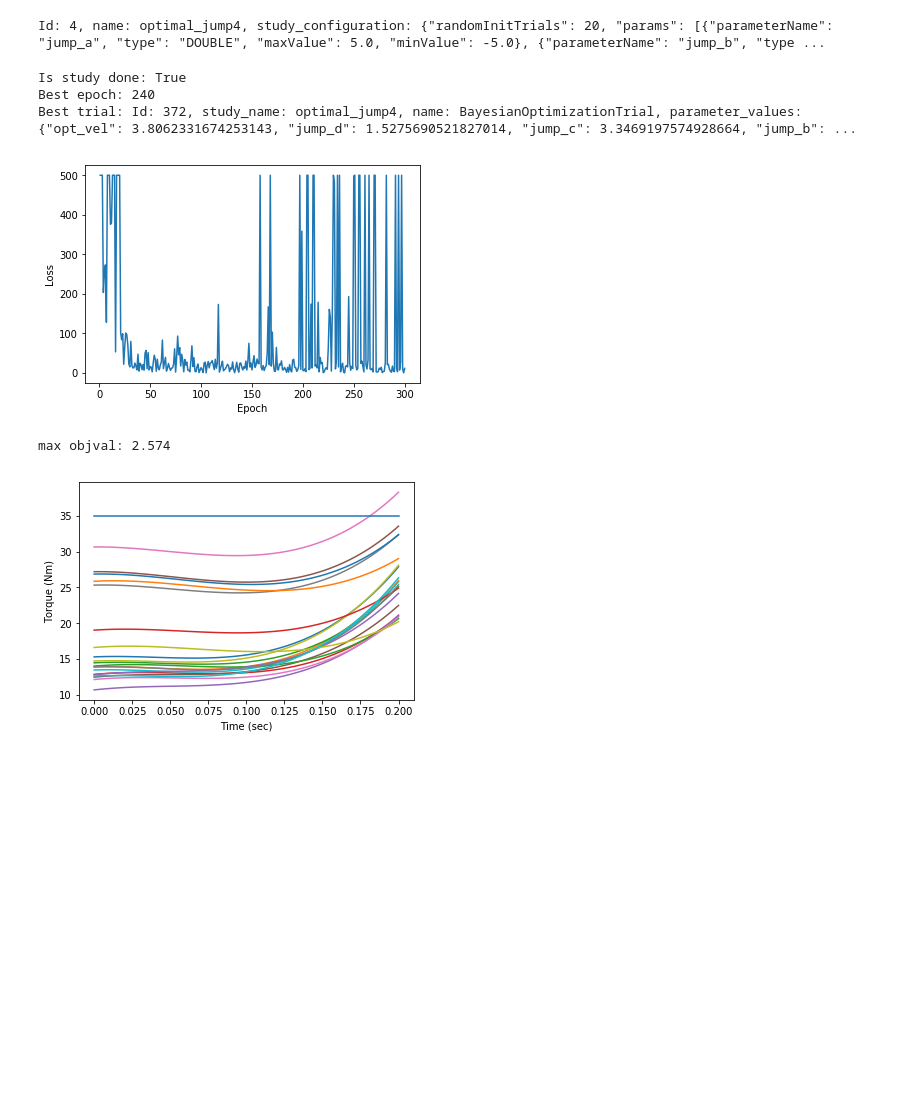
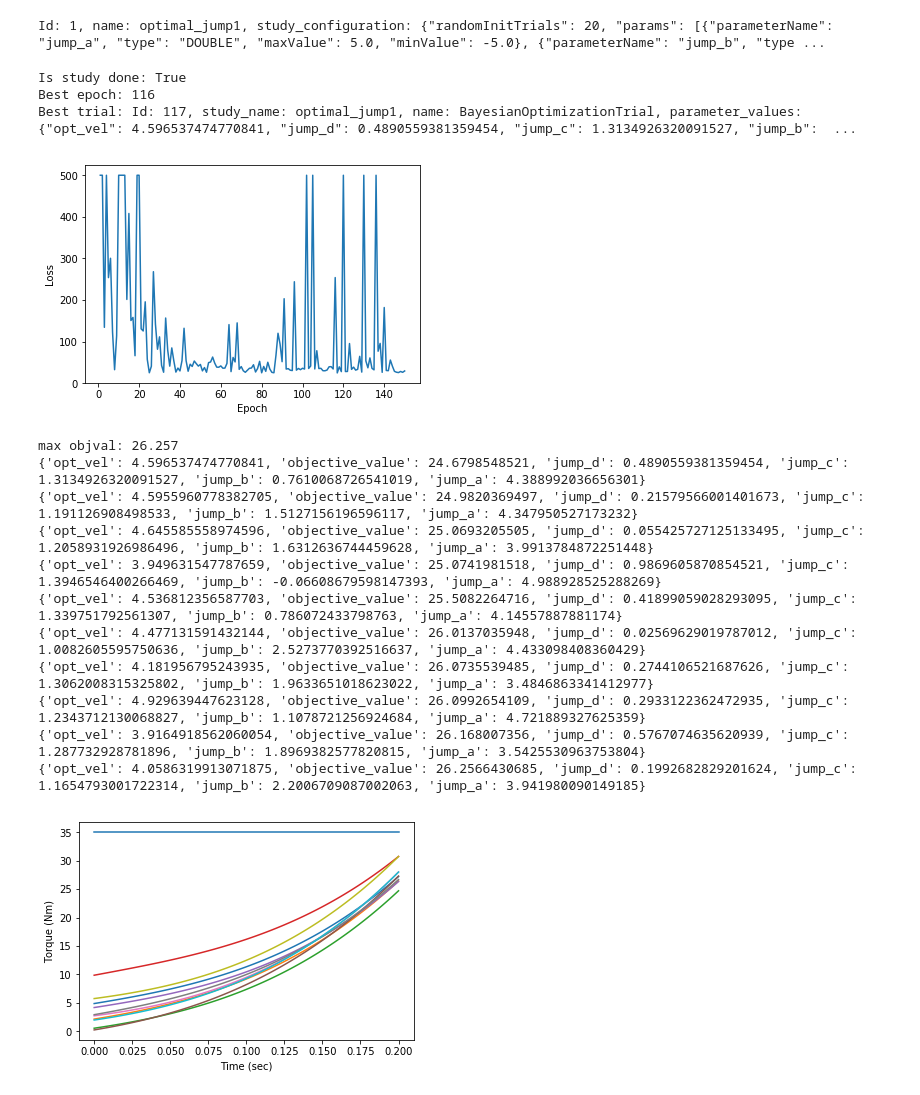
Before and after one commit to silvery107/wheeled-bipedal-jumping, a Jupyter notebook: MiniNezha/plot.ipynb, the cells around one changed output. Cells and saved outputs as stored; diff of their text form; code cells hidden in the pictures; blank space fills up the shorter version.

```diff
--- a/MiniNezha/plot.ipynb
+++ b/MiniNezha/plot.ipynb
@@ -7,11 +7,11 @@ from advisor_client.client import *
 client = AdvisorClient()
 # %%
 # get study
-study_name = "optimal_jump4"
+study_name = "optimal_jump1"
 study = client.get_study_by_name(study_name)
 print(study)
 # %% [output]
-Id: 4, name: optimal_jump4, study_configuration: {"randomInitTrials": 20, "params": [{"parameterName": "jump_a", "type": "DOUBLE", "maxValue": 5.0, "minValue": -5.0}, {"parameterName": "jump_b", "type ...
+Id: 1, name: optimal_jump1, study_configuration: {"randomInitTrials": 20, "params": [{"parameterName": "jump_a", "type": "DOUBLE", "maxValue": 5.0, "minValue": -5.0}, {"parameterName": "jump_b", "type ...
 # %%
 # plot training curve
 scale = 500
@@ -24,6 +24,10 @@ for trial in trials:
     train_param.append(ast.literal_eval(trial.parameter_values))
     for metrics in trial_metrics:
         train_curve.append(metrics.objective_value)
+
+for param,objval in zip(train_param,train_curve):
+    param["objective_value"] = objval
+
 train_curve = np.clip(np.array(train_curve),0,scale)
 best_trial = client.get_best_trial(study_name)
 best_objval = round(best_trial.objective_value,3)
@@ -38,30 +42,41 @@ plt.savefig("./records/loss_"+str(best_objval)+"_"+str(scale)+".png")
 plt.show()
 # %% [output]
 Is study done: True
-Best epoch: 240
-Best trial: Id: 372, study_name: optimal_jump4, name: BayesianOptimizationTrial, parameter_values: {"opt_vel": 3.8062331674253143, "jump_d": 1.5275690521827014, "jump_c": 3.3469197574928664, "jump_b": ...
+Best epoch: 116
+Best trial: Id: 117, study_name: optimal_jump1, name: BayesianOptimizationTrial, parameter_values: {"opt_vel": 4.596537474770841, "jump_d": 0.4890559381359454, "jump_c": 1.3134926320091527, "jump_b":  ...
-[figure, old version]
+[figure, new version]
 # %%
 train_curve = np.array(train_curve)
-topk_idx = np.argsort(train_curve)[:20]
+topk_idx = np.argsort(train_curve)[:10]
 print("max objval: %.3f"%max(train_curve[topk_idx]))
 t = np.linspace(0,0.2,100)
 y_constant = 35*np.ones_like(t)
 for idx in topk_idx:
     param = train_param[idx]
+    print(param)
     a = param["jump_a"]
     b = param["jump_b"]
     c = param["jump_c"]
     d = param["jump_d"]
     y_poly = (10*a * t + 100*b * t ** 2 + 1000*c * t ** 3 + 10*d)
     plt.plot(t,y_poly)
 plt.plot(t,y_constant)
 plt.xlabel("Time (sec)")
 plt.ylabel("Torque (Nm)")
 plt.show()
 # %% [output]
-max objval: 2.574
+max objval: 26.257
+{'opt_vel': 4.596537474770841, 'objective_value': 24.6798548521, 'jump_d': 0.4890559381359454, 'jump_c': 1.3134926320091527, 'jump_b': 0.7610068726541019, 'jump_a': 4.388992036656301}
+{'opt_vel': 4.5955960778382705, 'objective_value': 24.9820369497, 'jump_d': 0.21579566001401673, 'jump_c': 1.191126908498533, 'jump_b': 1.5127156196596117, 'jump_a': 4.347950527173232}
+{'opt_vel': 4.645585558974596, 'objective_value': 25.0693205505, 'jump_d': 0.055425727125133495, 'jump_c': 1.2058931926986496, 'jump_b': 1.6312636744459628, 'jump_a': 3.9913784872251448}
+{'opt_vel': 3.949631547787659, 'objective_value': 25.0741981518, 'jump_d': 0.9869605870854521, 'jump_c': 1.3946546400266469, 'jump_b': -0.06608679598147393, 'jump_a': 4.988928525288269}
+{'opt_vel': 4.536812356587703, 'objective_value': 25.5082264716, 'jump_d': 0.41899059028293095, 'jump_c': 1.339751792561307, 'jump_b': 0.786072433798763, 'jump_a': 4.14557887881174}
+{'opt_vel': 4.477131591432144, 'objective_value': 26.0137035948, 'jump_d': 0.02569629019787012, 'jump_c': 1.0082605595750636, 'jump_b': 2.5273770392516637, 'jump_a': 4.433098408360429}
+{'opt_vel': 4.181956795243935, 'objective_value': 26.0735539485, 'jump_d': 0.2744106521687626, 'jump_c': 1.3062008315325802, 'jump_b': 1.9633651018623022, 'jump_a': 3.4846863341412977}
+{'opt_vel': 4.929639447623128, 'objective_value': 26.0992654109, 'jump_d': 0.2933122362472935, 'jump_c': 1.2343712130068827, 'jump_b': 1.1078721256924684, 'jump_a': 4.721889327625359}
+{'opt_vel': 3.9164918562060054, 'objective_value': 26.168007356, 'jump_d': 0.5767074635620939, 'jump_c': 1.287732928781896, 'jump_b': 1.8969382577820815, 'jump_a': 3.5425530963753804}
+{'opt_vel': 4.0586319913071875, 'objective_value': 26.2566430685, 'jump_d': 0.1992682829201624, 'jump_c': 1.1654793001722314, 'jump_b': 2.2006709087002063, 'jump_a': 3.941980090149185}
-[figure, old version]
+[figure, new version]
 # %%
 param_dic = ast.literal_eval(best_trial.parameter_values)
 a = param_dic["jump_a"]
```
Also changed, not shown: parts of 5 cells of this notebook, 2 other files.
